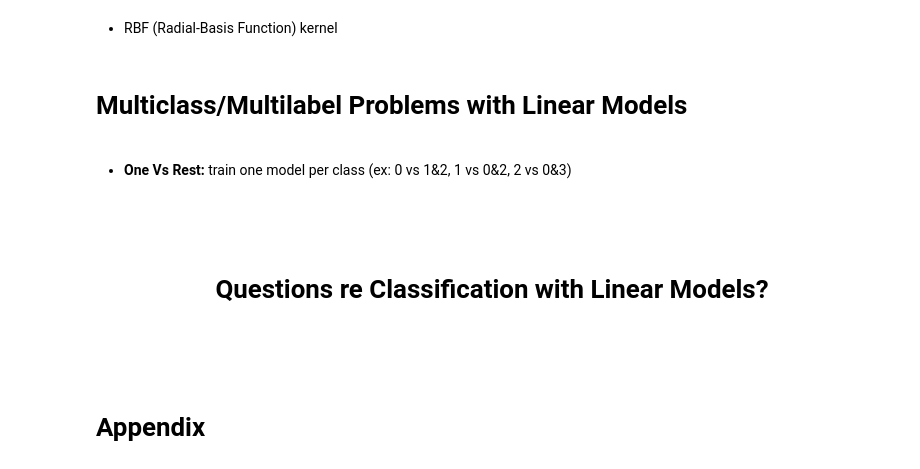
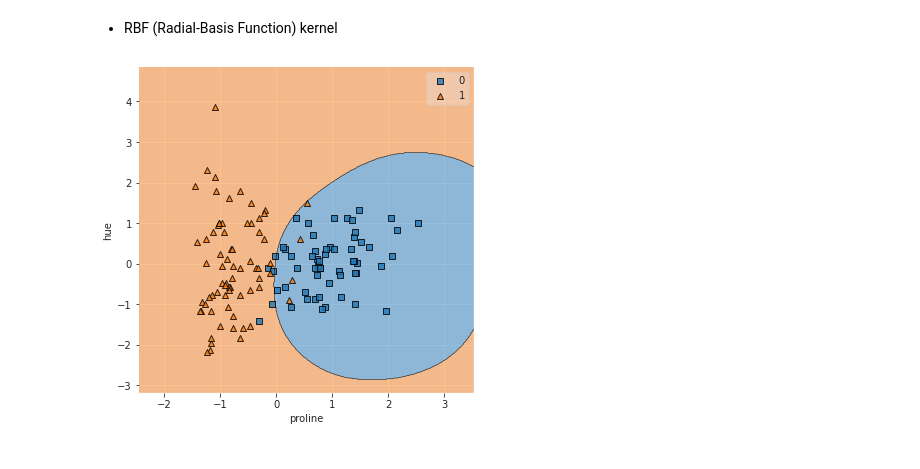
Before and after one commit to xguo7013/eods-f20, a Jupyter notebook: notebooks/eods-week05-intro_to_machine_learning_models.ipynb, the cells around one changed output. Saved outputs shown, nothing was run; the diff lists cells and outputs as text; code cells hidden in the pictures.

```diff
--- a/notebooks/eods-week05-intro_to_machine_learning_models.ipynb
+++ b/notebooks/eods-week05-intro_to_machine_learning_models.ipynb
@@ -859,15 +861,14 @@ From PML
 # %% [markdown]
 - RBF (Radial-Basis Function) kernel
 # %%
+# need to standardize first!
+X_zscore = X.apply(lambda x: (x-x.mean())/x.std())
+
 svm_rbf = SVC(kernel='rbf')
-svm_rbf.fit(X,y);
+svm_rbf.fit(X_zscore,y);
 
 fig,ax = plt.subplots(1,1,figsize=(6,6))
-plot_decision_regions(X.values, y.values, clf=svm_rbf);
+plot_decision_regions(X_zscore.values, y.values, clf=svm_rbf);
 plt.xlabel(X.columns[0]); plt.ylabel(X.columns[1]);
+# %% [output]
+[figure, added]
-# %% [markdown]
-# Multiclass/Multilabel Problems with Linear Models
-<br>
-
-
-- **One Vs Rest:** train one model per class (ex: 0 vs 1&2, 1 vs 0&2, 2 vs 0&3)
@@ -884,9 +874,0 @@ plt.xlabel(X.columns[0]); plt.ylabel(X.columns[1]);
-# %% [markdown]
-<br>
-<br>
-
-# <center>Questions re Classification with Linear Models?</center>
-<br>
-<br>
-# %% [markdown]
-# Appendix
```
Also changed, not shown: parts of 18 cells of this notebook, 15 other files.
